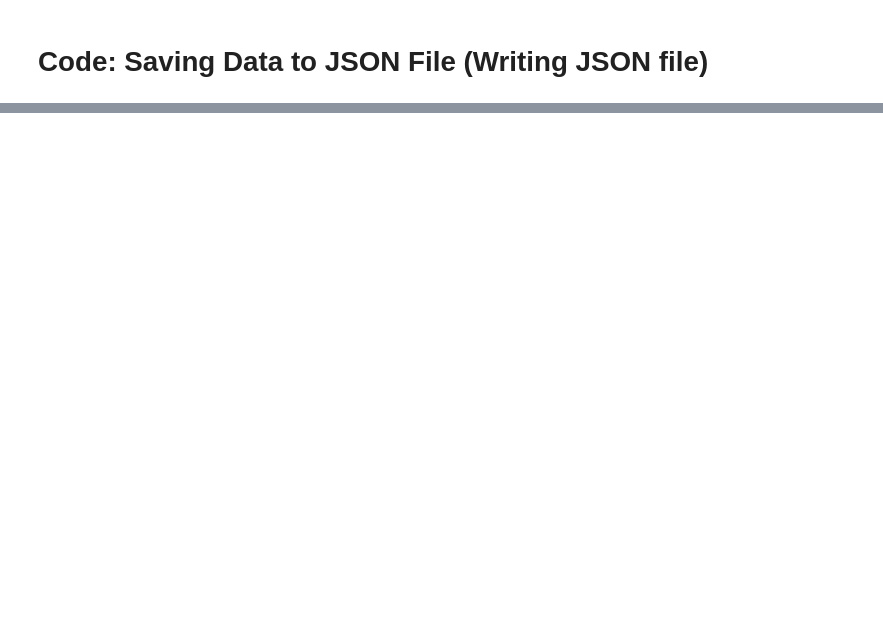
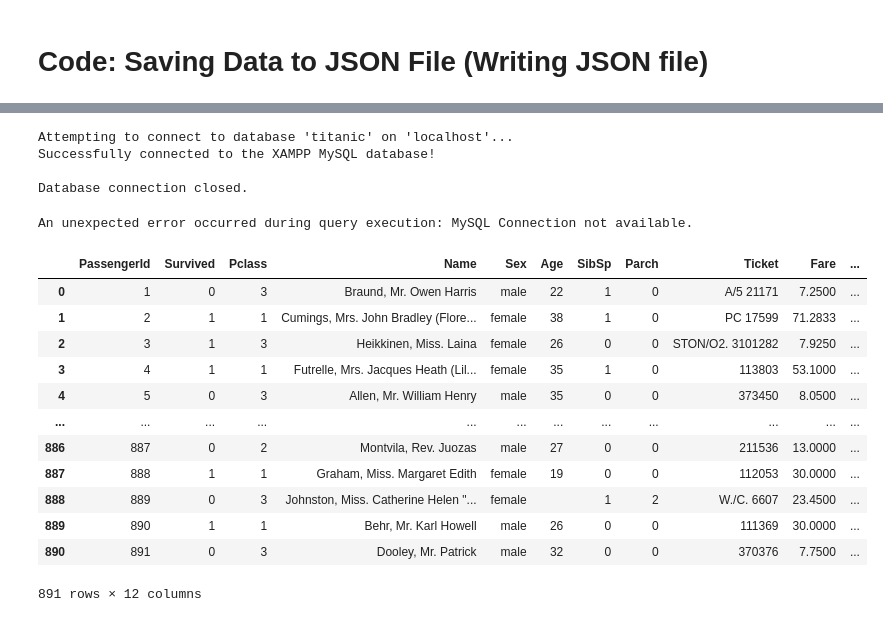
Before and after one commit to Saifullah785/machine-learning-engineer-roadmap, a Jupyter notebook: Lecture_16_working_with_json&sql/Lecture_16_working_with_json&sql.ipynb, the cells around one changed output, grey strips where cells are left out. Saved outputs shown, nothing was run; the diff lists cells and outputs as text; code cells hidden in the pictures; blank space fills up the shorter version.

```diff
--- a/Lecture_16_working_with_json&sql/Lecture_16_working_with_json&sql.ipynb
+++ b/Lecture_16_working_with_json&sql/Lecture_16_working_with_json&sql.ipynb
@@ -226,0 +168,75 @@ In ML projects, you pull the customer data → predict customer churn → sugges
+# %%
+
+
+# Attempt to connect to the MySQL database
+conn = None # Initialize conn to None
+try:
+    print(f"Attempting to connect to database '{db_config['database']}' on '{db_config['host']}'...")
+    conn = mysql.connector.connect(**db_config) # Use the dictionary for connection parameters
+    print("Successfully connected to the XAMPP MySQL database!")
+
+
+
+
+except mysql.connector.Error as err:
+    # This block will catch connection errors (like "Connection refused")
+    print(f"\nError: {err}")
+    print("\nCould not connect to the database. Please ensure:")
+    print("1. The MySQL module in your XAMPP Control Panel is RUNNING.")
+    print("2. The database name ('titanic') exists in your XAMPP MySQL.")
+    print("3. The host ('localhost'), user ('root'), and password (empty string) are correct.")
+    print("4. No firewall is blocking the connection on port 3306.")
+except Exception as e:
+    # Catch any other unexpected errors
+    print(f"\nAn unexpected error occurred: {e}")
+
+finally:
+    # It's good practice to close the connection when done
+    if conn is not None and conn.is_connected():
+        conn.close()
+        print("\nDatabase connection closed.")
+    elif conn is not None:
+         # This case is unlikely if connect() succeeded but close() is called
+         pass # Connection was likely not fully established or already closed
+    else:
+         print("\nConnection was not established, nothing to close.")
+# %% [output]
+Attempting to connect to database 'titanic' on 'localhost'...
+Successfully connected to the XAMPP MySQL database!
+
+Database connection closed.
+# %%
+# --- Now you can interact with your database ---
+
+    # Example: Fetching data using pandas (requires pandas imported)
+    # Ensure the table 'city' exists in your 'titanic' database
+try:
+
+        df = pd.read_sql_query("SELECT * FROM train", conn)
+        print("\nData from 'city' table:")
+        display(df.head()) # Use display() in Jupyter/Colab for better output
+except pd.io.sql.DatabaseError as db_err:
+        print(f"\nError executing SQL query: {db_err}")
+        print("Please ensure the table 'train' exists in your 'titanic' database.")
+except Exception as e:
+         print(f"\nAn unexpected error occurred during query execution: {e}")
+# %% [output]
+An unexpected error occurred during query execution: MySQL Connection not available.
+# %%
+conn = mysql.connector.connect(host="localhost",user="root",password="",database='titanic')
+# %%
+pd.read_sql_query("SELECT * FROM train",conn)
+# %% [output]
+|  | PassengerId | Survived | Pclass | Name | Sex | Age | SibSp | Parch | Ticket | Fare | ... |
+| 0 | 1 | 0 | 3 | Braund, Mr. Owen Harris | male | 22 | 1 | 0 | A/5 21171 | 7.2500 | ... |
+| 1 | 2 | 1 | 1 | Cumings, Mrs. John Bradley (Flore... | female | 38 | 1 | 0 | PC 17599 | 71.2833 | ... |
+| 2 | 3 | 1 | 3 | Heikkinen, Miss. Laina | female | 26 | 0 | 0 | STON/O2. 3101282 | 7.9250 | ... |
+| 3 | 4 | 1 | 1 | Futrelle, Mrs. Jacques Heath (Lil... | female | 35 | 1 | 0 | 113803 | 53.1000 | ... |
+| 4 | 5 | 0 | 3 | Allen, Mr. William Henry | male | 35 | 0 | 0 | 373450 | 8.0500 | ... |
+| ... | ... | ... | ... | ... | ... | ... | ... | ... | ... | ... | ... |
+| 886 | 887 | 0 | 2 | Montvila, Rev. Juozas | male | 27 | 0 | 0 | 211536 | 13.0000 | ... |
+| 887 | 888 | 1 | 1 | Graham, Miss. Margaret Edith | female | 19 | 0 | 0 | 112053 | 30.0000 | ... |
+| 888 | 889 | 0 | 3 | Johnston, Miss. Catherine Helen "... | female |  | 1 | 2 | W./C. 6607 | 23.4500 | ... |
+| 889 | 890 | 1 | 1 | Behr, Mr. Karl Howell | male | 26 | 0 | 0 | 111369 | 30.0000 | ... |
+| 890 | 891 | 0 | 3 | Dooley, Mr. Patrick | male | 32 | 0 | 0 | 370376 | 7.7500 | ... |
+891 rows × 12 columns
```
Also changed, not shown: parts of 42 cells of this notebook.
